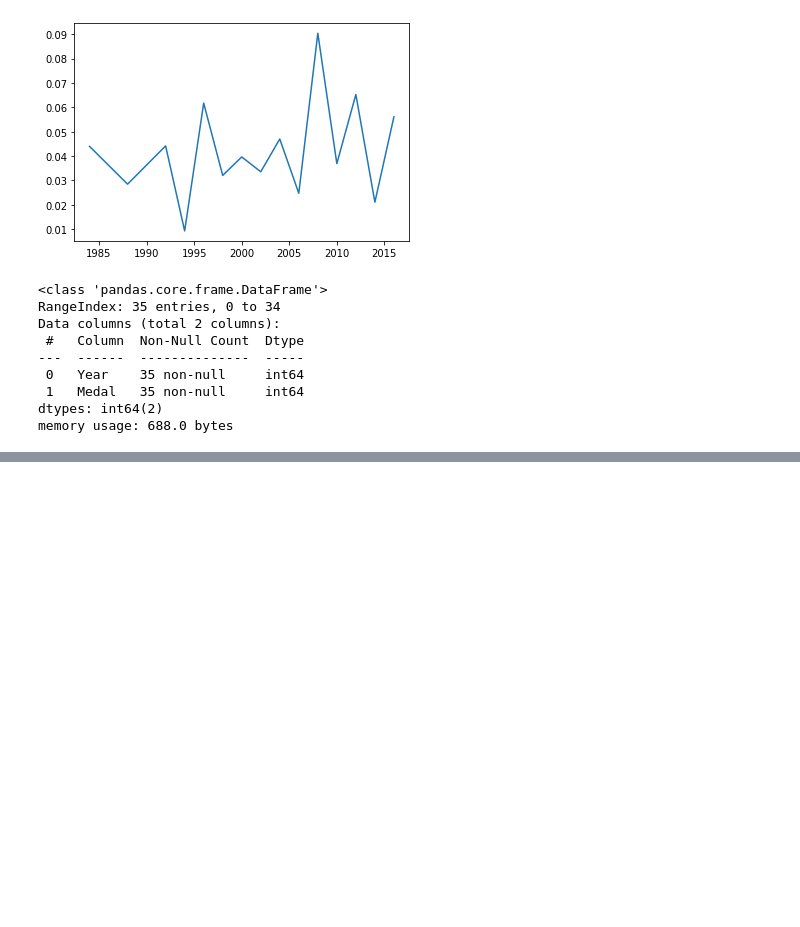
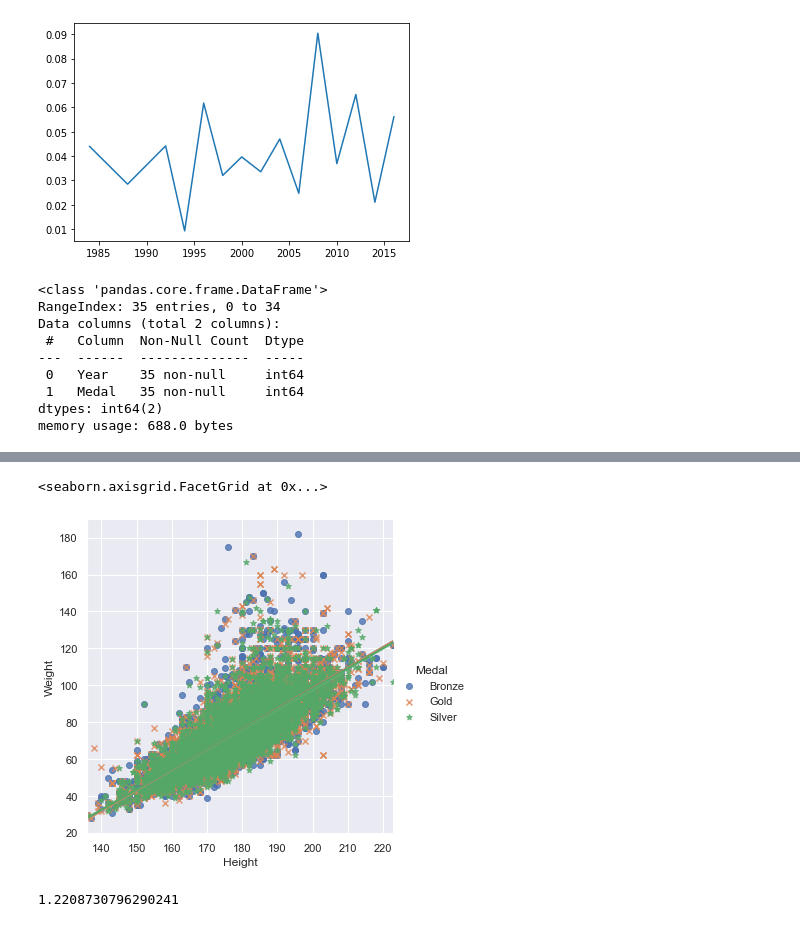
Before and after one commit to amoroma-bb/SQL_for_Data_Science_Capstone_Project, a Jupyter notebook: Capstone.ipynb, the cells around one changed output, grey strips where cells are left out. Drawn from its saved outputs; the diff is of its cells as text; code cells hidden in the pictures; blank space fills up the shorter version.

```diff
--- a/Capstone.ipynb
+++ b/Capstone.ipynb
@@ -366,0 +424,11 @@ CHN_medal.head(2)
+# %%
+sns.set(rc={'figure.figsize':(16,12)})
+sns.lmplot(x='Height',y='Weight',hue='Medal',data=athelets_dataset_medal,markers=['o','x','*'])
+# %% [output]
+<seaborn.axisgrid.FacetGrid at 0x...>
+[figure, added]
+# %%
+slope, intercept, r_value, p_value, std_err = stats.linregress(boxing_subdata_M['Height'],boxing_subdata_M['Weight'])
+slope
+# %% [output]
+1.2208730796290241
```
Also changed, not shown: parts of 27 cells of this notebook.
